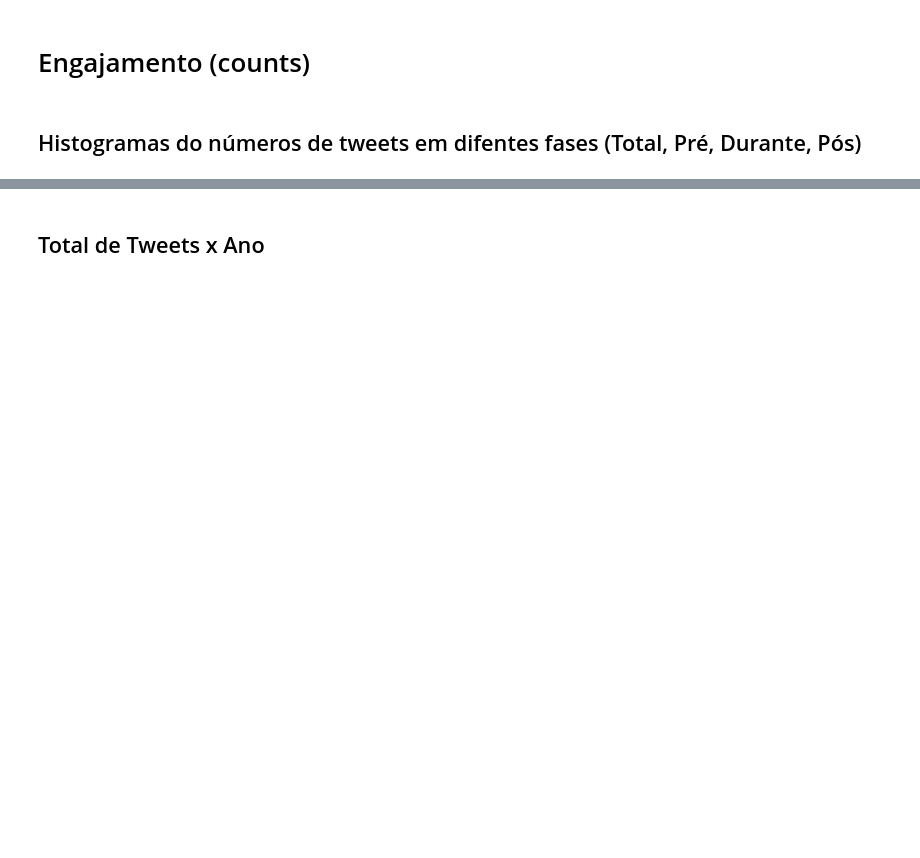
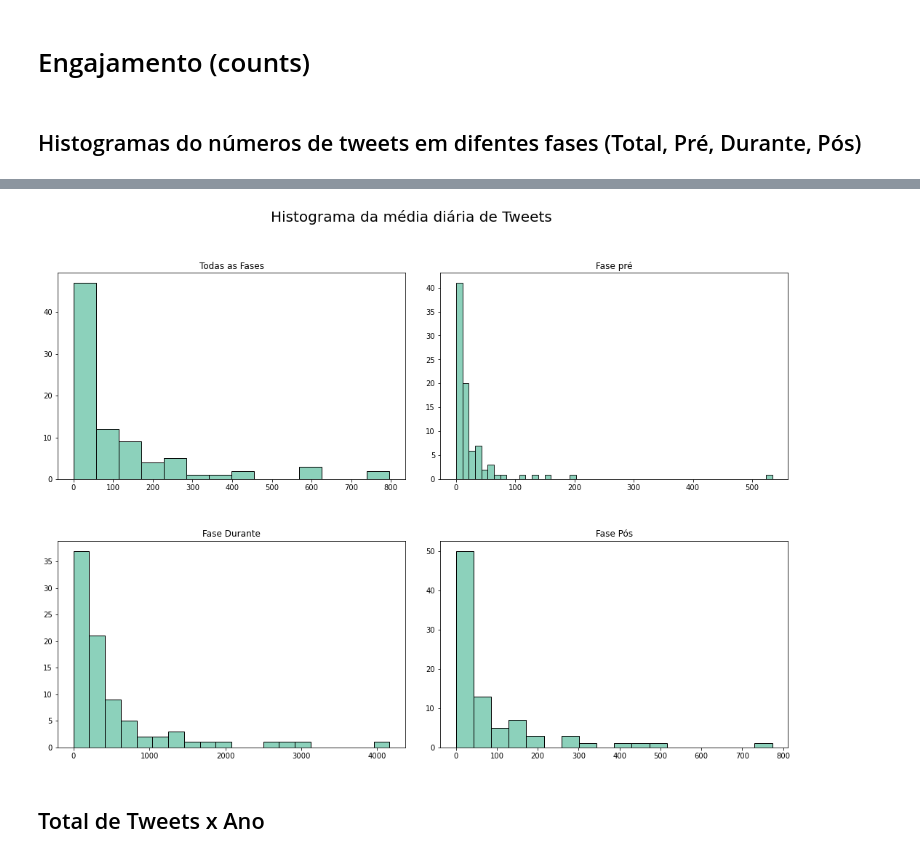
Before and after one commit to mariamaOlive/projeto-sidi-residencia, a Jupyter notebook: analise_exploratoria.ipynb, the cells around one changed output, grey strips where cells are left out. Cells and saved outputs as stored; diff of their text form; code cells hidden in the pictures; blank space fills up the shorter version.

```diff
--- a/analise_exploratoria.ipynb
+++ b/analise_exploratoria.ipynb
@@ -643,3 +877,14 @@ plot_2x2(tit, dado1, dado2, dado3, dado4, x1, x2 = x2, x3 = x3, x4 = x4, tipo =
+# %%
+tit = "Histograma da média diária de Tweets"
+x1 = "TaxaTotal"
+x2 = "TaxaPre"
+x3 = "TaxaDurante"
+x4 = "TaxaPos"
+dado1 = dado2 = dado3 = dado4 = dados
+
+plot_2x2(tit, dado1, dado2, dado3, dado4, x1, x2 = x2, x3 = x3, x4 = x4, tipo = 'hist')
+# %% [output]
+[figure, added]
 # %% [markdown]
 ## Total de Tweets x Ano
 # %%
```
Also changed, not shown: parts of 66 cells of this notebook.
